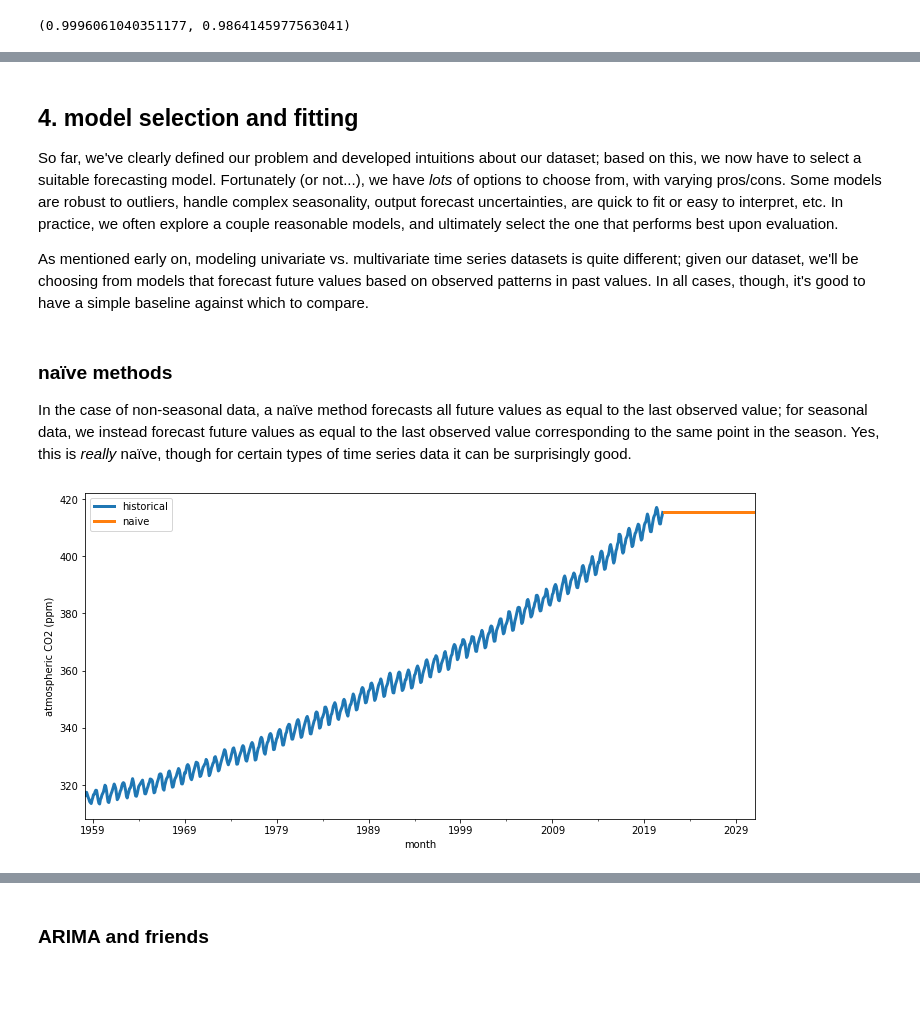
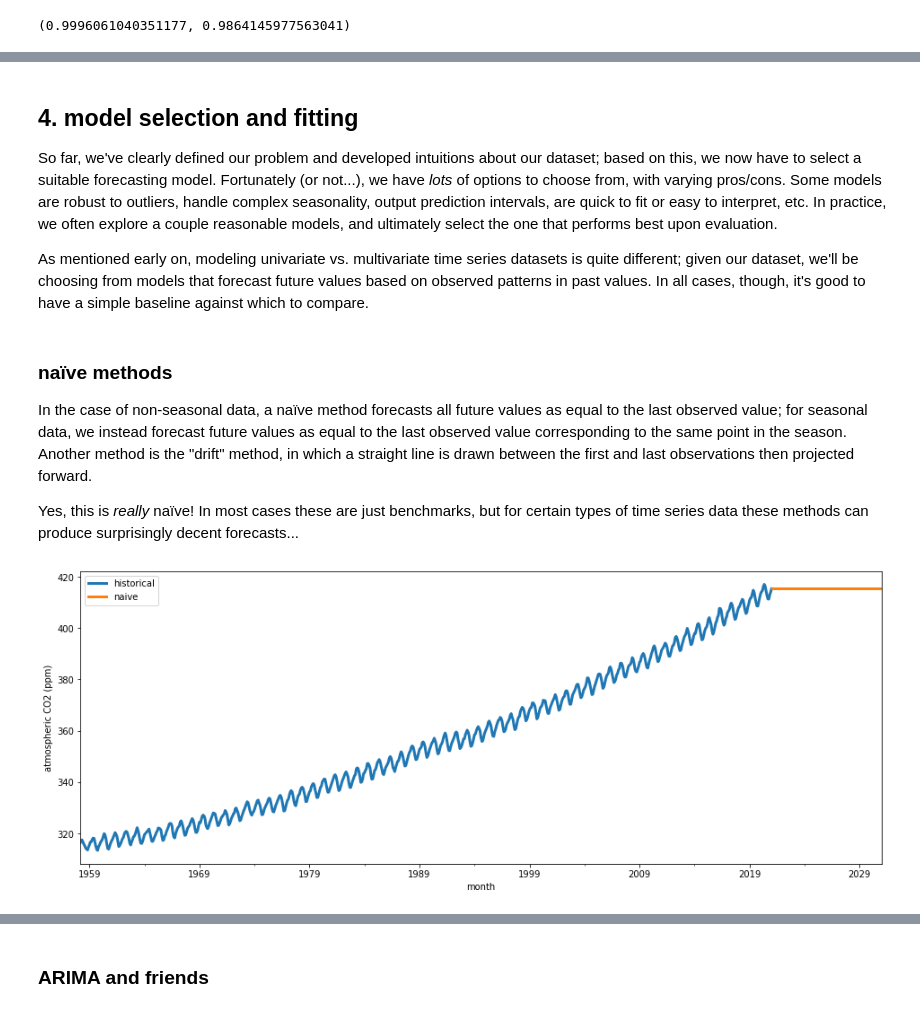
Before and after one commit to bdewilde/data-dives, a Jupyter notebook: notebooks/tutorial.ipynb, the cells around one changed output, grey strips where cells are left out. Drawn from its saved outputs; the diff is of its cells as text; code cells hidden in the pictures; blank space fills up the shorter version.

```diff
--- a/notebooks/tutorial.ipynb
+++ b/notebooks/tutorial.ipynb
@@ -256,19 +299,21 @@ strength_trend, strength_season
 # %% [markdown]
 ## 4. model selection and fitting
 
-So far, we've clearly defined our problem and developed intuitions about our dataset; based on this, we now have to select a suitable forecasting model. Fortunately (or not...), we have _lots_ of options to choose from, with varying pros/cons. Some models are robust to outliers, handle complex seasonality, output forecast uncertainties, are quick to fit or easy to interpret, etc. In practice, we often explore a couple reasonable models, and ultimately select the one that performs best upon evaluation.
+So far, we've clearly defined our problem and developed intuitions about our dataset; based on this, we now have to select a suitable forecasting model. Fortunately (or not...), we have _lots_ of options to choose from, with varying pros/cons. Some models are robust to outliers, handle complex seasonality, output prediction intervals, are quick to fit or easy to interpret, etc. In practice, we often explore a couple reasonable models, and ultimately select the one that performs best upon evaluation.
 
 As mentioned early on, modeling univariate vs. multivariate time series datasets is quite different; given our dataset, we'll be choosing from models that forecast future values based on observed patterns in past values. In all cases, though, it's good to have a simple baseline against which to compare.
 # %% [markdown]
 ### naïve methods
 
-In the case of non-seasonal data, a naïve method forecasts all future values as equal to the last observed value; for seasonal data, we instead forecast future values as equal to the last observed value corresponding to the same point in the season. Yes, this is _really_ naïve, though for certain types of time series data it can be surprisingly good.
+In the case of non-seasonal data, a naïve method forecasts all future values as equal to the last observed value; for seasonal data, we instead forecast future values as equal to the last observed value corresponding to the same point in the season. Another method is the "drift" method, in which a straight line is drawn between the first and last observations then projected forward.
+
+Yes, this is _really_ naïve! In most cases these are just benchmarks, but for certain types of time series data these methods can produce surprisingly decent forecasts...
 # %%
 import itertools
 
 
 def naive_forecast(series: pd.Series, steps: int) -> pd.Series:
-    last_dt = series.index.max()
+    last_dt = series.index[-1]
     last_val = series.iat[-1]
     index = pd.date_range(start=last_dt + series.index.freq, freq=series.index.freq, periods=steps)
     values = [last_val] * steps
@@ -276,15 +321,43 @@ def naive_forecast(series: pd.Series, steps: int) -> pd.Series:
 
 
 def naive_seasonal_forecast(series: pd.Series, period: int, steps: int) -> pd.Series:
-    last_dt = series.index.max()
+    last_dt = series.index[-1]
     index = pd.date_range(start=last_dt + series.index.freq, freq=series.index.freq, periods=steps)
     values = list(itertools.islice(itertools.cycle(series.tail(period).tolist()), steps))
     return pd.Series(data=values, index=index, name=series.name)
+
+
+def drift_forecast(series: pd.Series, steps: int) -> pd.Series:
+    # manual implementation of y = m*x + b
+    b = series.iat[0]
+    dy = series.iat[-1] - series.iat[0]
+    dx = (series.index[-1] - series.index[0]).days
+    m = dy / dx
+    last_dt = series.index[-1]
+    index = pd.date_range(start=last_dt + series.index.freq, freq=series.index.freq, periods=steps)
+    x = (index - series.index[0]).days
+    values = m * x + b
+    return pd.Series(data=values, index=index, name=series.name)
+
+
+# def linear_forecast(series: pd.Series, steps: int) -> pd.Series:
+#     poly = (
+#         np.polynomial.Polynomial([1, 1])
+#         .fit(
+#             (series.index.astype("int64") // (10**9)).to_numpy(float),
+#             series.to_numpy(float),
+#             1
+#         )
+#     )
+#     last_dt = series.index.max()
+#     index = pd.date_range(start=last_dt + series.index.freq, freq=series.index.freq, periods=steps)
+#     values = [poly(idx) for idx in (index.astype("int64") // (10**9)).to_numpy(int)]
+#     return pd.Series(data=values, index=index, name=series.name)
 # %%
-ax = data["CO2"].plot.line(lw=3, xlabel="month", ylabel="atmospheric CO2 (ppm)", figsize=(12, 6), label="historical")
+ax = data["CO2"].plot.line(lw=3, xlabel="month", ylabel="atmospheric CO2 (ppm)", figsize=(16, 6), label="historical")
 forecast = naive_forecast(data["CO2"], steps=120)
 forecast.plot.line(lw=3, ax=ax, label="naive")
 leg = ax.legend()
 # %% [output]
-[figure, old version]
+[figure, new version]
 # %%
```
Also changed, not shown: parts of 28 cells of this notebook.
